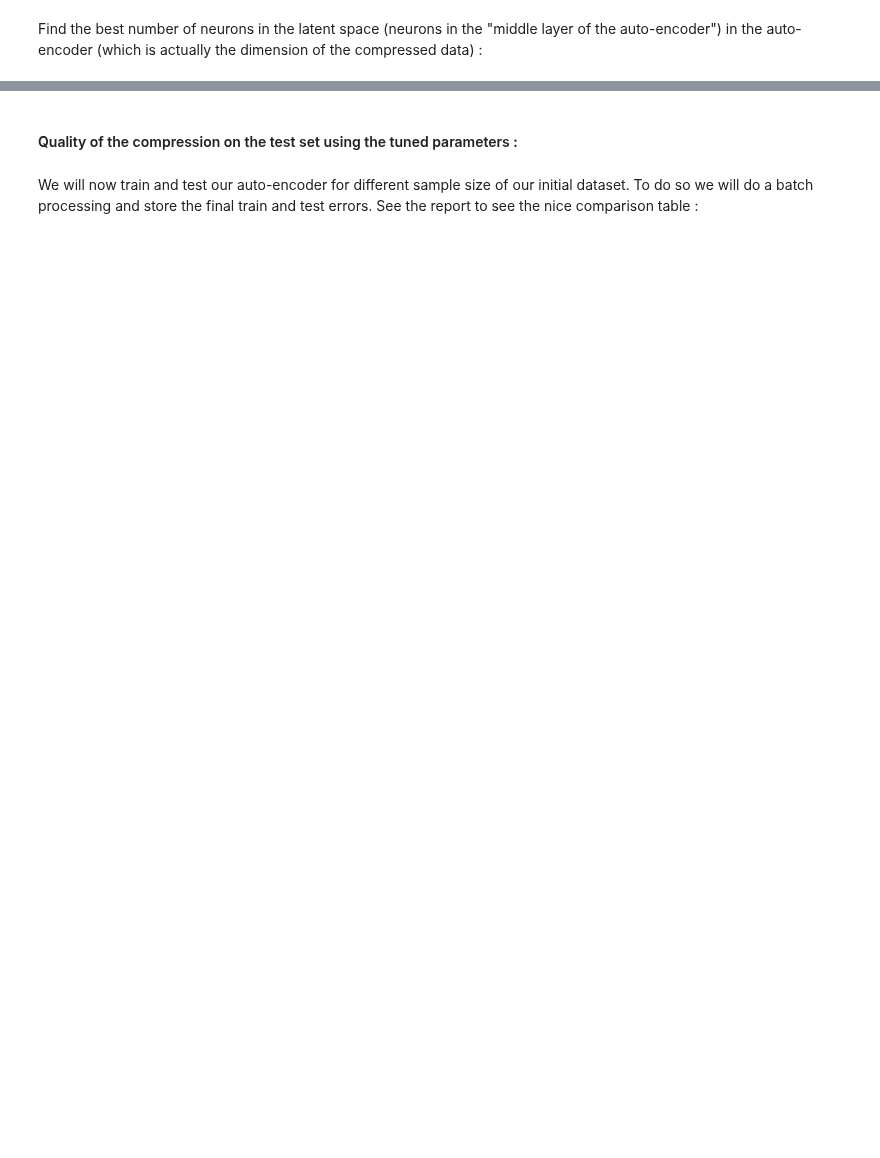
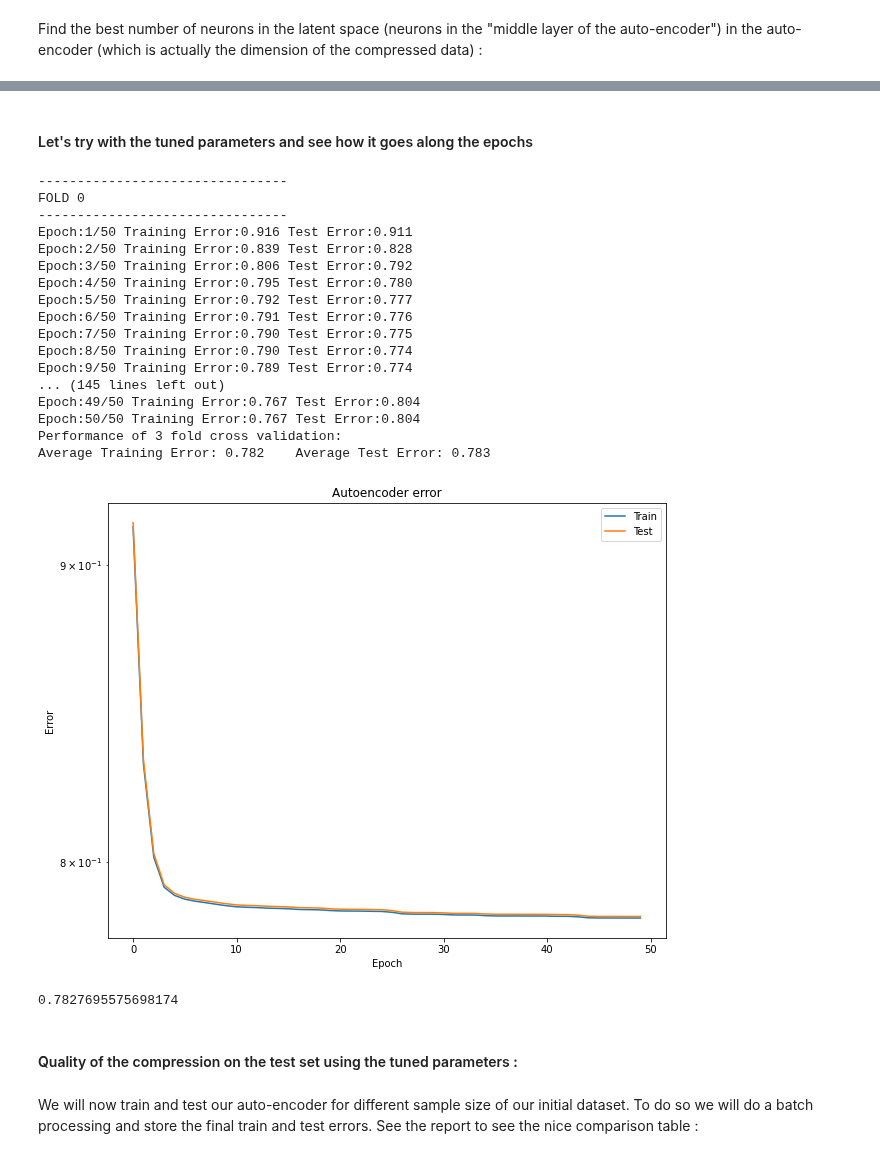
Before and after one commit to CS-433/ml-project-2-thevipers2, a Jupyter notebook: lstm_main.ipynb, the cells around one changed output, grey strips where cells are left out. Drawn from its saved outputs; the diff is of its cells as text; code cells hidden in the pictures; blank space fills up the shorter version.

```diff
--- a/lstm_main.ipynb
+++ b/lstm_main.ipynb
@@ -312,3 +326,37 @@ The best average test error obtained is 3.950040928427876, and it is obtained wi
+# %% [markdown]
+#### Let's try with the tuned parameters and see how it goes along the epochs
+# %%
+# define network parameters
+learningRate= best_lr
+epochs=50
+input_size=x_train.shape[1]
+k_folds = 3
+hidden_size_ = best_neurons_nb
+
+# creates a criterion that measures the mean squared error (squared L2 norm)
+criterion = nn.MSELoss()
+# %%
+Kfold_lstm(x_train, k_folds, input_size, epochs, criterion, learningRate, hidden_size_)
+# %% [output]
+--------------------------------
+FOLD 0
+--------------------------------
+Epoch:1/50 Training Error:0.916 Test Error:0.911
+Epoch:2/50 Training Error:0.839 Test Error:0.828
+Epoch:3/50 Training Error:0.806 Test Error:0.792
+Epoch:4/50 Training Error:0.795 Test Error:0.780
+Epoch:5/50 Training Error:0.792 Test Error:0.777
+Epoch:6/50 Training Error:0.791 Test Error:0.776
+Epoch:7/50 Training Error:0.790 Test Error:0.775
+Epoch:8/50 Training Error:0.790 Test Error:0.774
+Epoch:9/50 Training Error:0.789 Test Error:0.774
+... (145 lines left out)
+Epoch:49/50 Training Error:0.767 Test Error:0.804
+Epoch:50/50 Training Error:0.767 Test Error:0.804
+Performance of 3 fold cross validation:
+Average Training Error: 0.782    Average Test Error: 0.783
+[figure, added]
+0.7827695575698174
 # %% [markdown]
 #### Quality of the compression on the test set using the tuned parameters :
 # %% [markdown]
```
Also changed, not shown: parts of 17 cells of this notebook, 3 other files.
